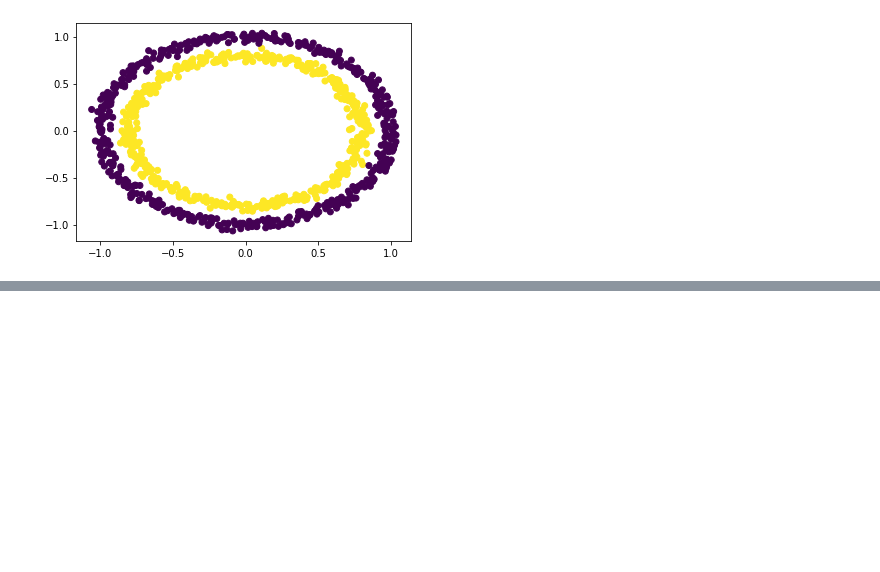
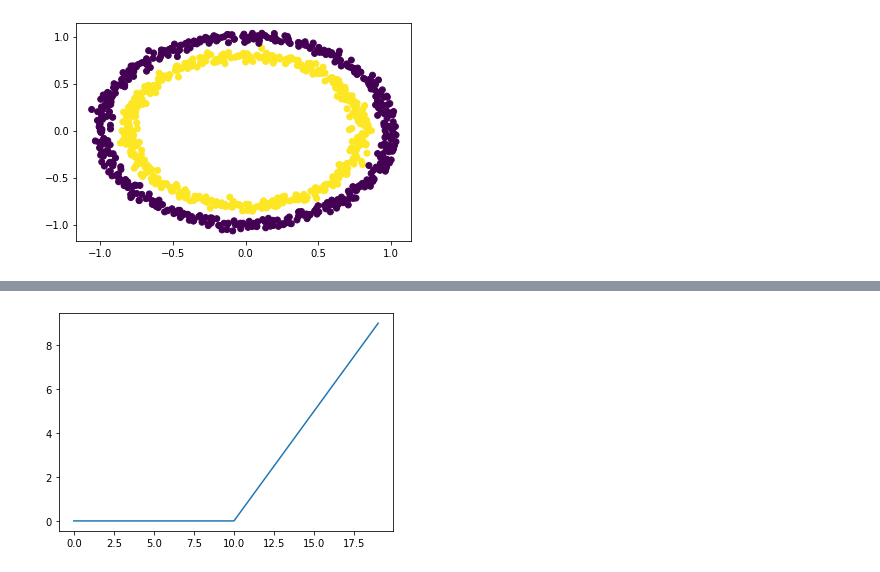
Before and after one commit to hiydavid/tfdev-learning, a Jupyter notebook: ZTM/notebooks/tfdev_02_neural_network_classification.ipynb, the cells around one changed output, grey strips where cells are left out. Cells and saved outputs as stored; diff of their text form; code cells hidden in the pictures; blank space fills up the shorter version.

```diff
--- a/ZTM/notebooks/tfdev_02_neural_network_classification.ipynb
+++ b/ZTM/notebooks/tfdev_02_neural_network_classification.ipynb
@@ -57,0 +214,5 @@ plt.show()
+# %%
+# visualize the relu function
+plt.plot(relu(A));
+# %% [output]
+[figure, added]
```
Also changed, not shown: parts of 17 cells of this notebook.
